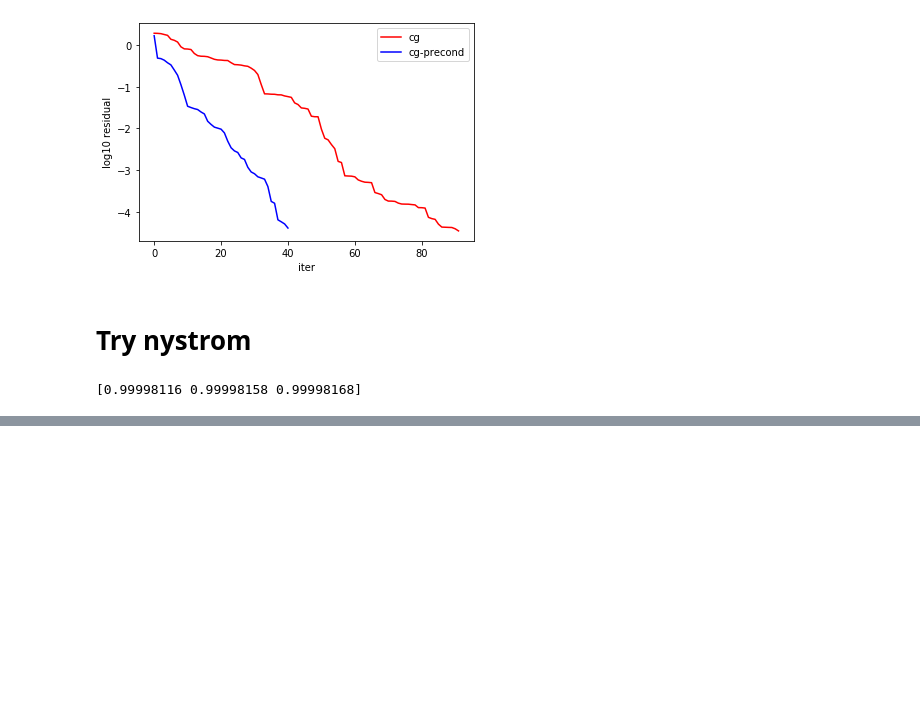
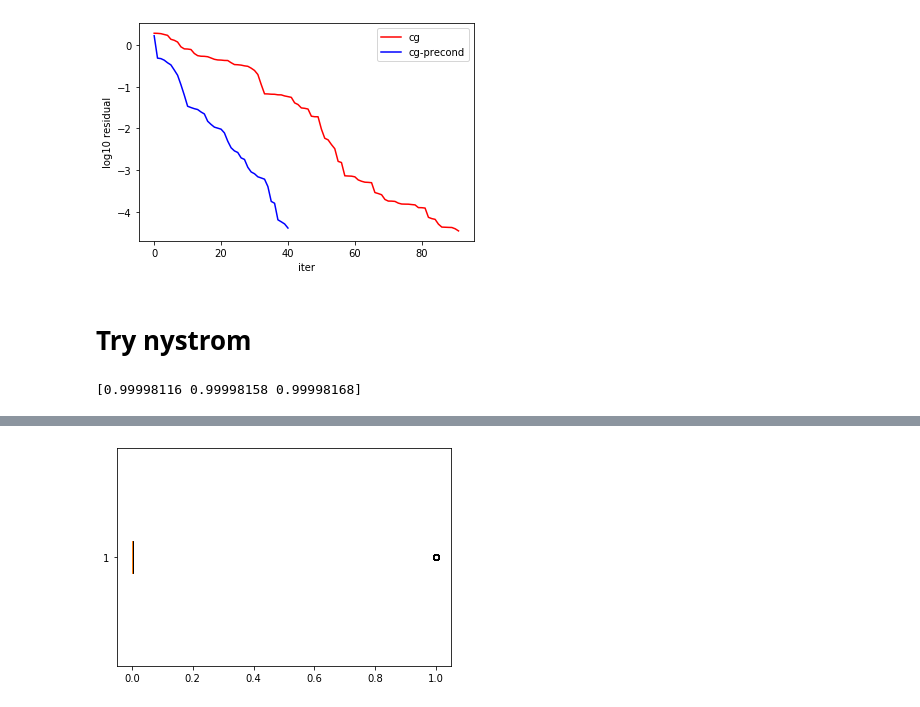
Before and after one commit to mijordan3/BNP_sensitivity, a Jupyter notebook: GMM_clustering/jupyter/hessian_runtime_experimentation.ipynb, the cells around one changed output, grey strips where cells are left out. Drawn from its saved outputs; the diff is of its cells as text; code cells hidden in the pictures; blank space fills up the shorter version.

```diff
--- a/GMM_clustering/jupyter/hessian_runtime_experimentation.ipynb
+++ b/GMM_clustering/jupyter/hessian_runtime_experimentation.ipynb
@@ -385,9 +384,9 @@ def get_nystrom_woodbury_approx(A, indx):
     C = A[:, indx]
     W_inv = np.linalg.inv(A[indx][:, indx])
 
-    inv_term = np.linalg.inv(np.eye(C.shape[1]) + np.dot(W_inv, np.dot(C.transpose(), C)))
+    inv_term = np.linalg.inv(np.eye(C.shape[1]) - np.dot(W_inv, np.dot(C.transpose(), C)))
 
-    woodb_inv = np.eye(C.shape[0]) - np.dot(np.dot(C, inv_term), np.dot(W_inv, C.transpose()))
+    woodb_inv = np.eye(C.shape[0]) + np.dot(np.dot(C, inv_term), np.dot(W_inv, C.transpose()))
 
     return woodb_inv, C, W_inv
 # %%
@@ -407,8 +408,8 @@ e_z_opt = gmm_lib.get_optimal_z_from_vb_params_dict(features,
                                        vb_params_paragami.fold(vb_opt, free = True),
                                        gh_loc, gh_weights)
 # %%
-k_large = 3
-which_k = np.argsort(e_z_opt.mean(0))[0:k_large]
+k_large = 5
+which_k = np.argsort(-e_z_opt.mean(0))[0:k_large]
 # %%
 which_k
 # %% [output]
@@ -418,7 +427,8 @@ bool_dict = vb_params_paragami.empty_bool(False)
 bool_dict['cluster_params']['centroids'][:, which_k] = True
 bool_dict['cluster_params']['cluster_info'][which_k] = True
 
-_which_k = which_k[which_k != (k_approx - 1)]
+_which_k = which_k
+_which_k = _which_k[_which_k != (k_approx - 1)]
 bool_dict['stick_params']['stick_propn_mean'][_which_k] = True
 bool_dict['stick_params']['stick_propn_info'][_which_k] = True
 # %%
@@ -446,3 +462,10 @@ print(evals.max() / evals.min())
+# %%
+woodb_inv_sqrt = osp.linalg.sqrtm(woodb_inv)
+m = np.dot(woodb_inv_sqrt, np.dot(np.eye(len(A)) - A, woodb_inv_sqrt))
+plt.boxplot(np.linalg.eigvals(m), vert=False);
+# plt.hist(np.linalg.eigvals(m))
+# %% [output]
+[figure, added]
 # %%
 precond_sqrt = osp.linalg.sqrtm(nystrom_precond)
 precond_hess = np.dot(precond_sqrt, np.dot(hess, precond_sqrt))
```
Also changed, not shown: parts of 95 cells of this notebook, 2 other files.
